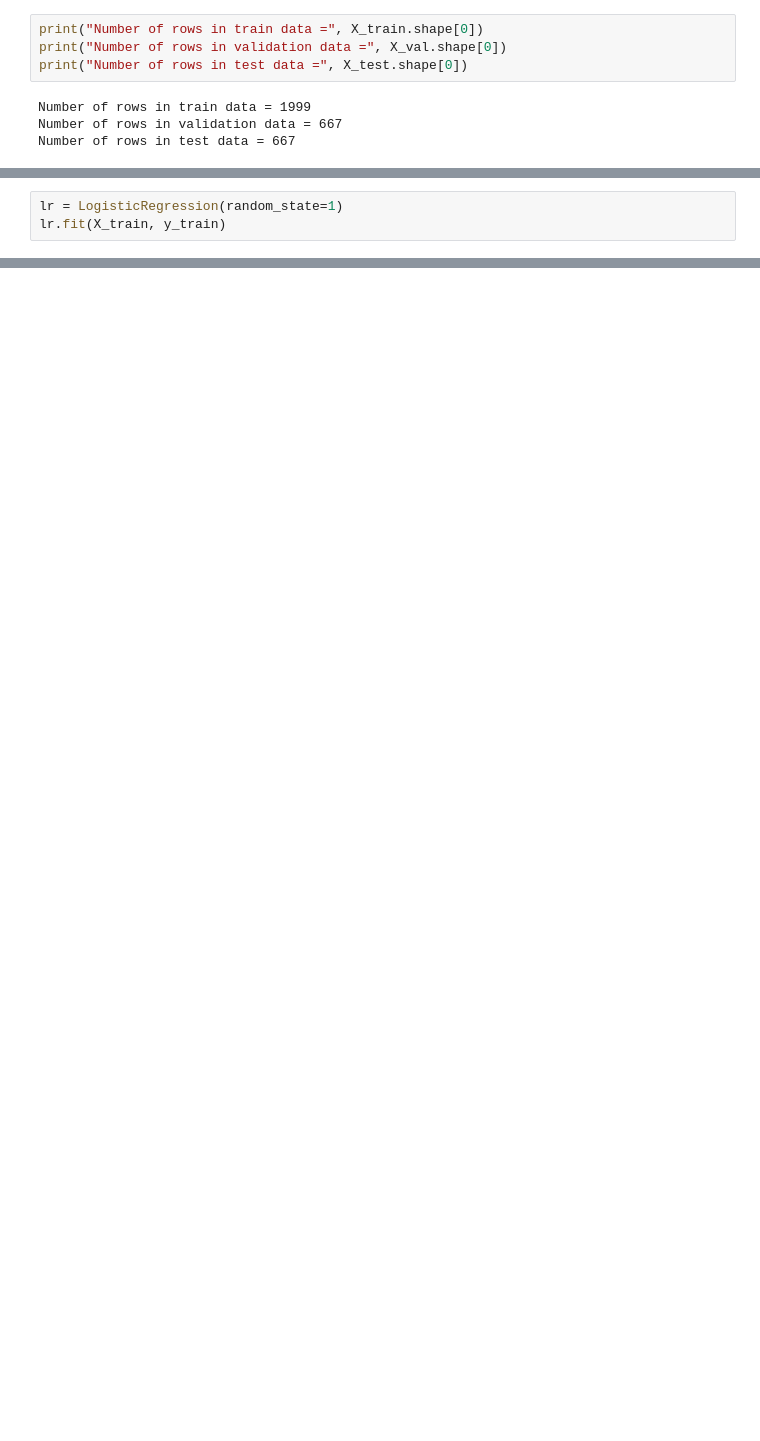
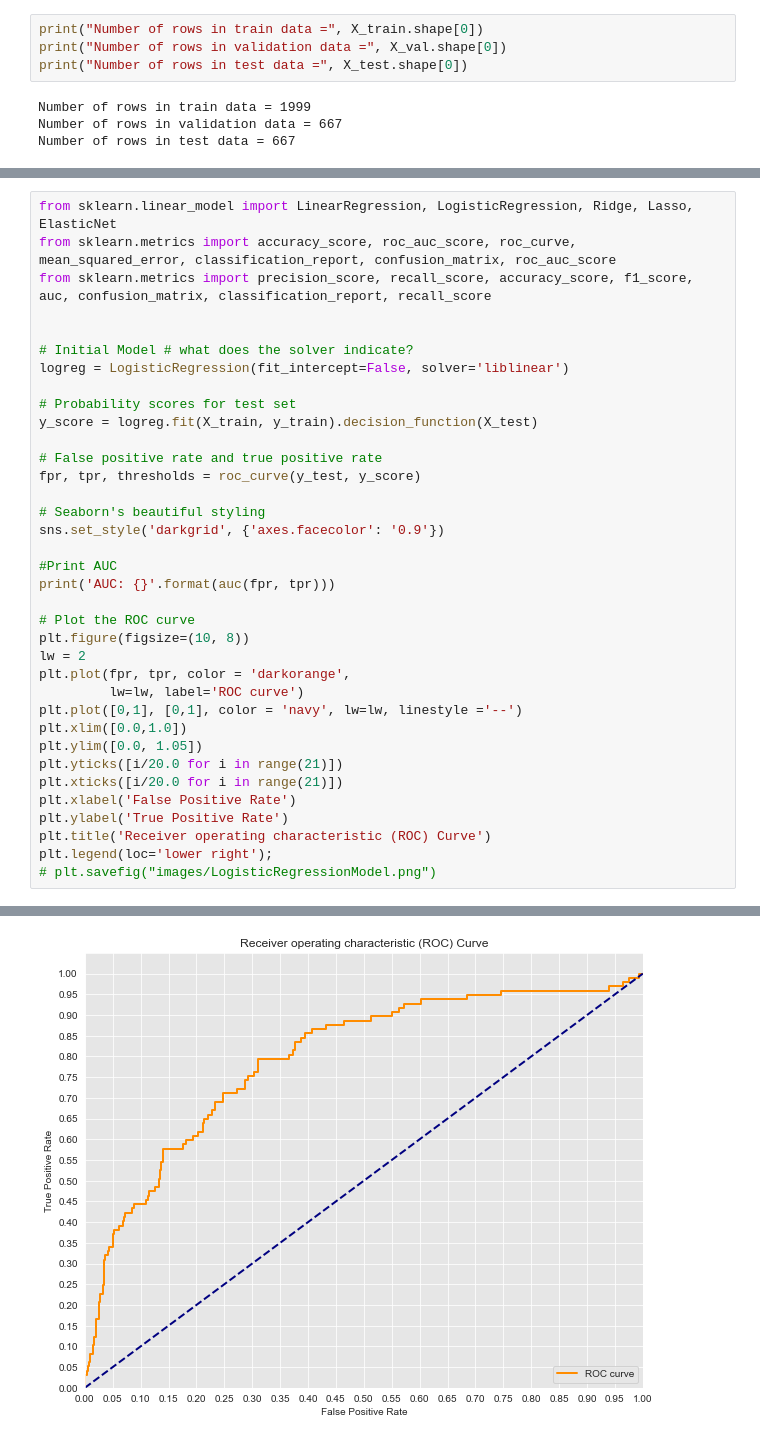
Before and after one commit to gt1719/syriatel_costumer_churn_analysis, a Jupyter notebook: syriatel_costumer_churn_analysis.ipynb, the cells around one changed output, grey strips where cells are left out. Cells and saved outputs as stored; diff of their text form; blank space fills up the shorter version.

```diff
--- a/syriatel_costumer_churn_analysis.ipynb
+++ b/syriatel_costumer_churn_analysis.ipynb
@@ -314,3 +312,0 @@ def model_performance_classification_sklearn(model, predictors, target):
-# %%
-lr = LogisticRegression(random_state=1)
-lr.fit(X_train, y_train)
@@ -505,0 +341,37 @@ NameError: name 'Random' is not defined
+# %%
+from sklearn.linear_model import LinearRegression, LogisticRegression, Ridge, Lasso, ElasticNet
+from sklearn.metrics import accuracy_score, roc_auc_score, roc_curve, mean_squared_error, classification_report, confusion_matrix, roc_auc_score
+from sklearn.metrics import precision_score, recall_score, accuracy_score, f1_score, auc, confusion_matrix, classification_report, recall_score
+
+
+# Initial Model # what does the solver indicate?
+logreg = LogisticRegression(fit_intercept=False, solver='liblinear')
+
+# Probability scores for test set
+y_score = logreg.fit(X_train, y_train).decision_function(X_test)
+
+# False positive rate and true positive rate
+fpr, tpr, thresholds = roc_curve(y_test, y_score)
+
+# Seaborn's beautiful styling
+sns.set_style('darkgrid', {'axes.facecolor': '0.9'})
+
+#Print AUC
+print('AUC: {}'.format(auc(fpr, tpr)))
+
+# Plot the ROC curve
+plt.figure(figsize=(10, 8))
+lw = 2
+plt.plot(fpr, tpr, color = 'darkorange',
+         lw=lw, label='ROC curve')
+plt.plot([0,1], [0,1], color = 'navy', lw=lw, linestyle ='--')
+plt.xlim([0.0,1.0])
+plt.ylim([0.0, 1.05])
+plt.yticks([i/20.0 for i in range(21)])
+plt.xticks([i/20.0 for i in range(21)])
+plt.xlabel('False Positive Rate')
+plt.ylabel('True Positive Rate')
+plt.title('Receiver operating characteristic (ROC) Curve')
+plt.legend(loc='lower right');
+# plt.savefig("images/LogisticRegressionModel.png")
+# %% [output]
@@ -505,0 +379 @@ NameError: name 'Random' is not defined
+[figure, added]
```
Also changed, not shown: parts of 94 cells of this notebook.
